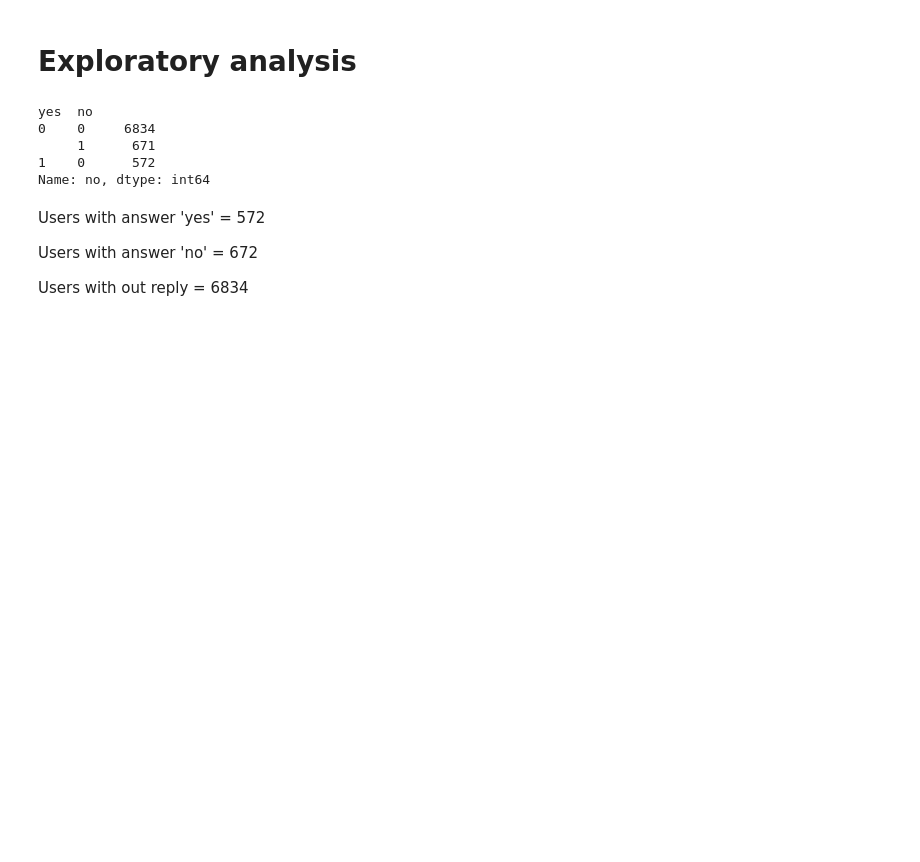
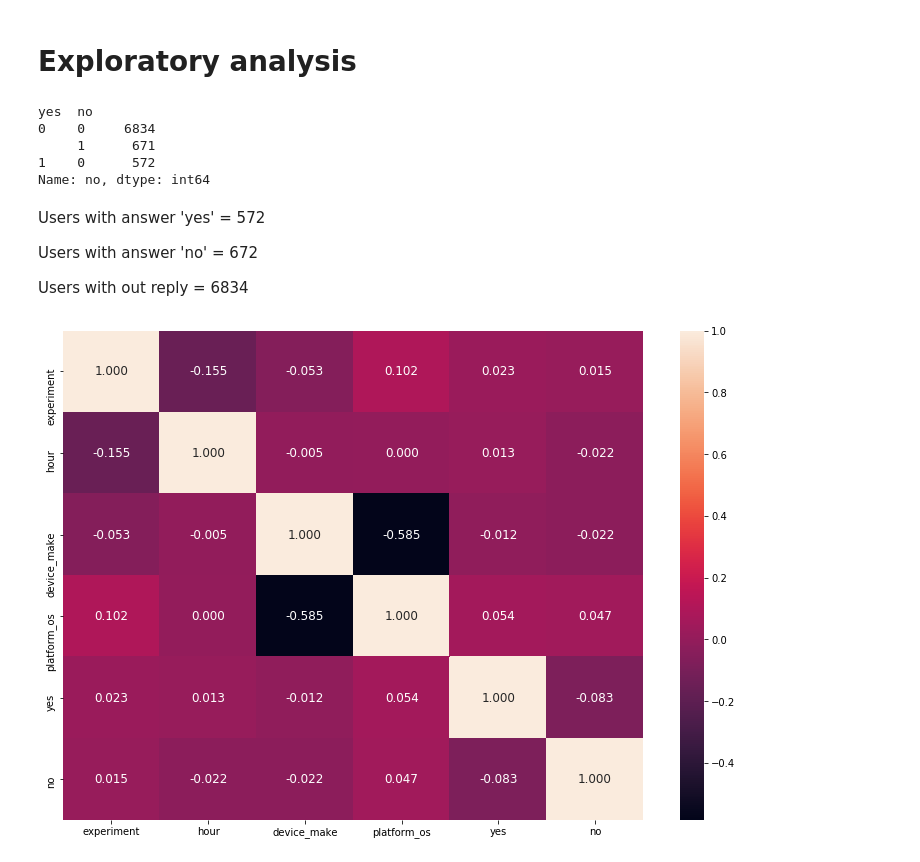
Before and after one commit to maxi1571/A-B-Hypothesis-Testing-Ad-campaign-performance-, a Jupyter notebook: notebooks/Untitled.ipynb, the cells around one changed output. Saved outputs shown, nothing was run; the diff lists cells and outputs as text; code cells hidden in the pictures; blank space fills up the shorter version.

```diff
--- a/notebooks/Untitled.ipynb
+++ b/notebooks/Untitled.ipynb
@@ -91,3 +96,15 @@ Users with answer 'yes' = 572
 Users with answer 'no' = 672
 
 Users with out reply = 6834
+# %%
+df_new=df[['experiment','date','hour','device_make','platform_os','browser','yes','no']].copy()
+from sklearn.preprocessing import OrdinalEncoder
+ord_enc = OrdinalEncoder()
+df_new['experiment'] = ord_enc.fit_transform(df_new[["experiment"]])
+df_new['device_make'] = ord_enc.fit_transform(df_new[['device_make']])
+corrMatrix = df_new.corr()
+f, ax = plt.subplots(figsize=(13, 9))
+sns.heatmap(corrMatrix,annot=True,fmt='.3f',annot_kws={"size":12})
+plt.show()
+# %% [output]
+[figure, added]
```
Also changed, not shown: parts of 3 cells of this notebook.
